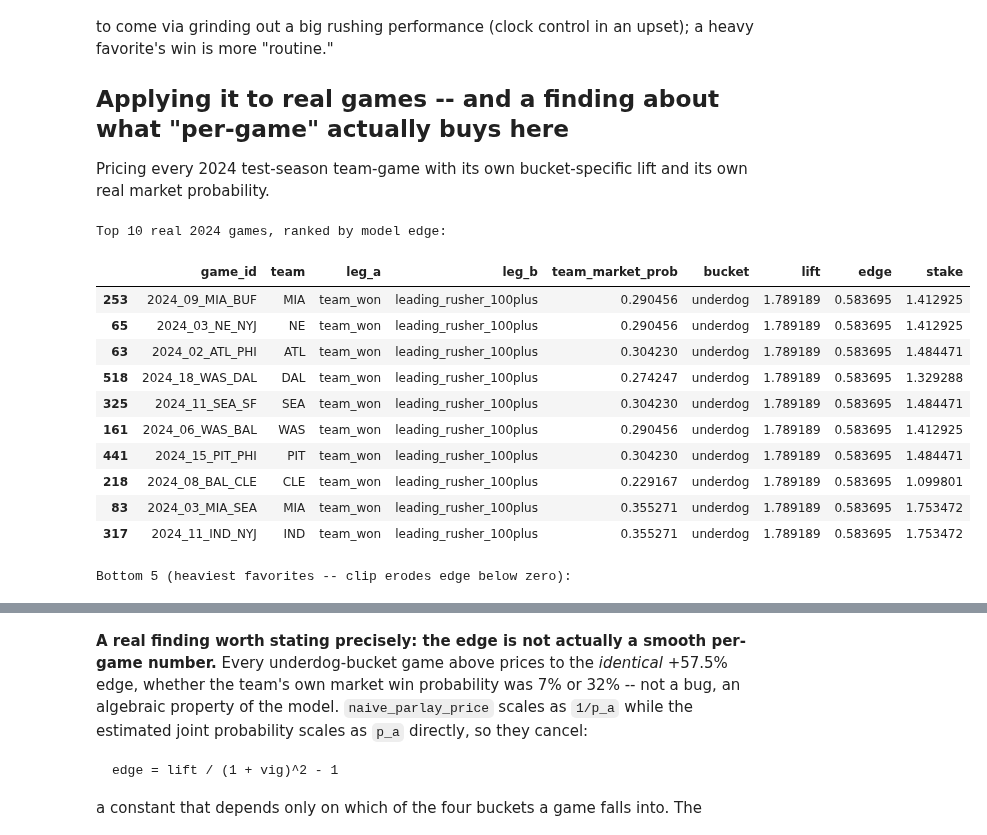
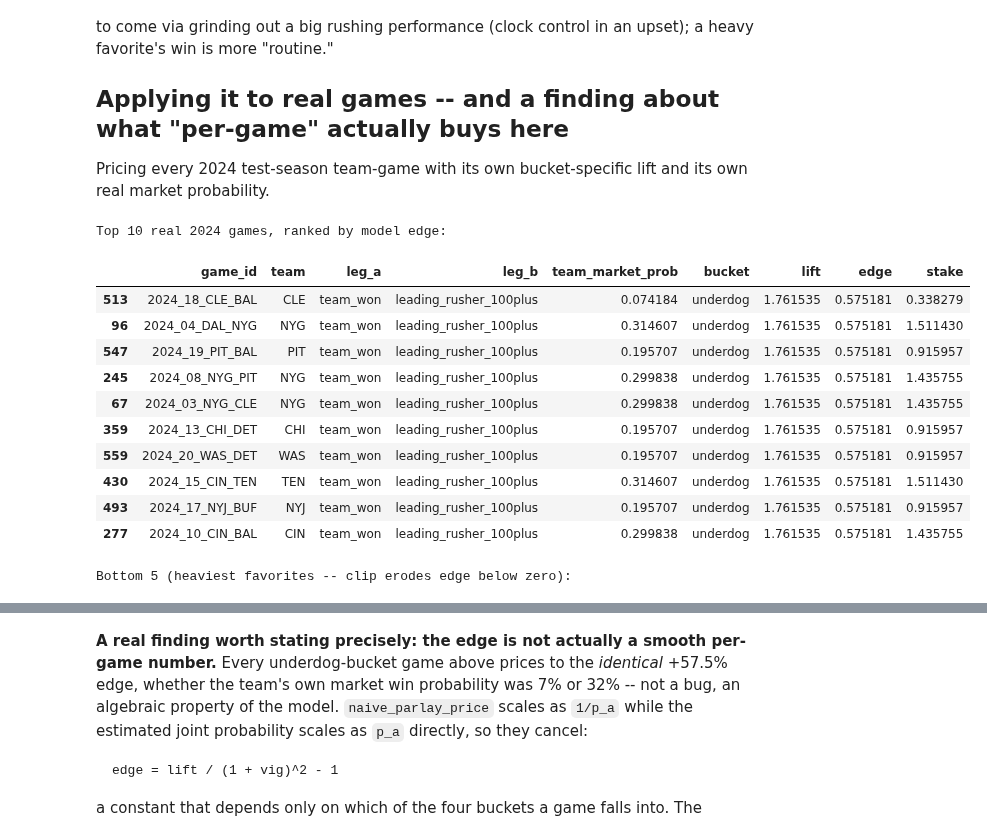
Before and after one commit to rahulr-1006/nfl_2026, a Jupyter notebook: notebooks/model_backtest_results.ipynb, the cells around one changed output, grey strips where cells are left out. Drawn from its saved outputs; the diff is of its cells as text; code cells hidden in the pictures.

```diff
--- a/notebooks/model_backtest_results.ipynb
+++ b/notebooks/model_backtest_results.ipynb
@@ -53,9 +58,25 @@ leakage regression test).
 # %%
+# 2025 is a RESEARCH HOLDOUT and must not enter this notebook.
+#
+# The files on disk are 2015-2025 (the 2015-2024 vintages this notebook used to read
+# were deleted 2026-08-23 as supersets-verified duplicates). Most splits here name
+# their seasons explicitly -- time_based_split(train=2015-2021, calib=2022,
+# test=2023-2024) -- and would ignore 2025 on their own. But two cells do NOT:
+# `expanding_season_folds(sorted(merged["season"].unique()), ...)` and the per-season
+# loop below it derive their seasons from the data, so an uncapped load would add a
+# 2025 fold and burn the holdout without any visible change to this cell.
+#
+# Capping at the source is the safe place to enforce it: every downstream frame in
+# this notebook descends from `schedule` and `pbp`.
+MAX_SEASON = 2024
+
 schedule = pd.read_parquet(ROOT / "data" / "static" / "schedules_2015_2025.parquet")
 pbp = pd.read_parquet(ROOT / "data" / "static" / "pbp_2015_2025.parquet")
+schedule = schedule[schedule["season"] <= MAX_SEASON].copy()
+pbp = pbp[pbp["season"] <= MAX_SEASON].copy()
 
 training_df = build_training_frame(pbp, schedule)
 print(f"{len(training_df)} games with a usable label + full feature set "
-      f"(out of {len(schedule)} total games 2015-2024 -- drops ties and week-1-of-season openers)")
+      f"(out of {len(schedule)} total games 2015-{MAX_SEASON} -- drops ties and week-1-of-season openers)")
 training_df[["game_id", "season", "week", "home_team", "away_team", "home_win", "market_prob_home", *FEATURE_COLUMNS]].head()
 # %% [output]
@@ -1487,6 +1436,7 @@ significance test on each pair.
 from src.backtest.correlated_props import build_team_game_outcomes, measure_leg_correlation
 
 player_stats_all = pd.read_parquet(ROOT / "data" / "static" / "player_stats_2015_2025.parquet")
+player_stats_all = player_stats_all[player_stats_all["season"] <= MAX_SEASON].copy()  # holdout guard
 team_game = build_team_game_outcomes(schedule, player_stats_all)
 team_game_covers = team_game.dropna(subset=["team_covers"])
 print(f"n={len(team_game)} team-games ({team_game['game_id'].nunique()} games), n={len(team_game_covers)} after dropping spread pushes")
@@ -1603,10 +1553,10 @@ from src.backtest.correlated_props import correlated_edge, MEASURED_PROP_VIG
 edge_rows = []
 for leg_a, leg_b, df in leg_pairs:
     r = measure_leg_correlation(df[leg_a], df[leg_b])
-    e = correlated_edge(r["p_a"], r["p_b"], r["p_a_and_b"], vig=MEASURED_PROP_VIG)
+    e = correlated_edge(r["p_a"], r["p_b"], r["p_a_and_b"])
     edge_rows.append({"leg_a": leg_a, "leg_b": leg_b, "lift": r["lift"], **e})
 
 edge_report = pd.DataFrame(edge_rows).sort_values("edge", ascending=False)
-print(f"vig assumption: {MEASURED_PROP_VIG:.2%} (Pinnacle's own measured prop vig, 16,953 real O/U pairs)")
+print(f"vig assumption: {MEASURED_PROP_VIG:.2%} (Pinnacle's own measured prop vig, 5,005 real O/U pairs)")
 edge_report[["leg_a", "leg_b", "lift", "naive_parlay_price", "true_prob", "naive_implied_prob", "edge", "suggested_stake"]]
 # %% [output]
@@ -1637,7 +1587,7 @@ retail-book scenarios (8%, 10%).
 vig_sweep_rows = []
 for leg_a, leg_b, df in [("team_won", "leading_rusher_100plus", team_game), ("game_over", "qb_2plus_tds", team_game)]:
     r = measure_leg_correlation(df[leg_a], df[leg_b])
-    for vig in [0.0297, 0.0476, 0.0629, 0.08, 0.10]:
+    for vig in [0.0297, 0.0476, 0.0575, 0.08, 0.10]:
         e = correlated_edge(r["p_a"], r["p_b"], r["p_a_and_b"], vig=vig)
         vig_sweep_rows.append({"leg_a": leg_a, "leg_b": leg_b, "vig": vig, "naive_parlay_price": e["naive_parlay_price"], "edge": e["edge"], "suggested_stake": e["suggested_stake"]})
 pd.DataFrame(vig_sweep_rows)
@@ -1726,43 +1676,43 @@ own real market probability.
 from src.backtest.correlated_props import correlated_edge, MEASURED_PROP_VIG
 
 pairs = [("team_won", "leading_rusher_100plus"), ("game_over", "qb_2plus_tds")]
 historical_p_b, bucket_lift = {}, {}
 for leg_a, leg_b in pairs:
     historical_p_b[(leg_a, leg_b)] = float(merged[leg_b].mean())
     bt = measure_leg_correlation_by_bucket(merged[leg_a], merged[leg_b], merged["team_market_prob"])
     bucket_lift[(leg_a, leg_b)] = dict(zip(bt["bucket"], bt["lift"]))
 
 test_2024 = merged[merged["game_id"].str.startswith("2024")].copy()
 rows = []
 for leg_a, leg_b in pairs:
     p_b = historical_p_b[(leg_a, leg_b)]
     for row in test_2024.itertuples():
         p_a = row.team_market_prob
         bucket = bucket_favorite_strength(p_a)
         lift = bucket_lift[(leg_a, leg_b)][bucket]
         joint = estimate_game_specific_joint_prob(p_a, p_b, lift)
-        e = correlated_edge(p_a, p_b, joint, vig=MEASURED_PROP_VIG)
+        e = correlated_edge(p_a, p_b, joint)
         rows.append({"game_id": row.game_id, "team": row.team, "leg_a": leg_a, "leg_b": leg_b,
                       "team_market_prob": p_a, "bucket": bucket, "lift": lift,
                       "edge": e["edge"], "stake": e["suggested_stake"]})
 
 opp_df = pd.DataFrame(rows).sort_values("edge", ascending=False)
 print("Top 10 real 2024 games, ranked by model edge:")
 display(opp_df.head(10))
 print("\nBottom 5 (heaviest favorites -- clip erodes edge below zero):")
 display(opp_df.tail(5))
 # %% [output]
 Top 10 real 2024 games, ranked by model edge:
 |  | game_id | team | leg_a | leg_b | team_market_prob | bucket | lift | edge | stake |
-| 253 | 2024_09_MIA_BUF | MIA | team_won | leading_rusher_100plus | 0.290456 | underdog | 1.789189 | 0.583695 | 1.412925 |
-| 65 | 2024_03_NE_NYJ | NE | team_won | leading_rusher_100plus | 0.290456 | underdog | 1.789189 | 0.583695 | 1.412925 |
-| 63 | 2024_02_ATL_PHI | ATL | team_won | leading_rusher_100plus | 0.304230 | underdog | 1.789189 | 0.583695 | 1.484471 |
-| 518 | 2024_18_WAS_DAL | DAL | team_won | leading_rusher_100plus | 0.274247 | underdog | 1.789189 | 0.583695 | 1.329288 |
-| 325 | 2024_11_SEA_SF | SEA | team_won | leading_rusher_100plus | 0.304230 | underdog | 1.789189 | 0.583695 | 1.484471 |
-| 161 | 2024_06_WAS_BAL | WAS | team_won | leading_rusher_100plus | 0.290456 | underdog | 1.789189 | 0.583695 | 1.412925 |
-| 441 | 2024_15_PIT_PHI | PIT | team_won | leading_rusher_100plus | 0.304230 | underdog | 1.789189 | 0.583695 | 1.484471 |
-| 218 | 2024_08_BAL_CLE | CLE | team_won | leading_rusher_100plus | 0.229167 | underdog | 1.789189 | 0.583695 | 1.099801 |
-| 83 | 2024_03_MIA_SEA | MIA | team_won | leading_rusher_100plus | 0.355271 | underdog | 1.789189 | 0.583695 | 1.753472 |
-| 317 | 2024_11_IND_NYJ | IND | team_won | leading_rusher_100plus | 0.355271 | underdog | 1.789189 | 0.583695 | 1.753472 |
+| 513 | 2024_18_CLE_BAL | CLE | team_won | leading_rusher_100plus | 0.074184 | underdog | 1.761535 | 0.575181 | 0.338279 |
+| 96 | 2024_04_DAL_NYG | NYG | team_won | leading_rusher_100plus | 0.314607 | underdog | 1.761535 | 0.575181 | 1.511430 |
+| 547 | 2024_19_PIT_BAL | PIT | team_won | leading_rusher_100plus | 0.195707 | underdog | 1.761535 | 0.575181 | 0.915957 |
+| 245 | 2024_08_NYG_PIT | NYG | team_won | leading_rusher_100plus | 0.299838 | underdog | 1.761535 | 0.575181 | 1.435755 |
+| 67 | 2024_03_NYG_CLE | NYG | team_won | leading_rusher_100plus | 0.299838 | underdog | 1.761535 | 0.575181 | 1.435755 |
+| 359 | 2024_13_CHI_DET | CHI | team_won | leading_rusher_100plus | 0.195707 | underdog | 1.761535 | 0.575181 | 0.915957 |
+| 559 | 2024_20_WAS_DET | WAS | team_won | leading_rusher_100plus | 0.195707 | underdog | 1.761535 | 0.575181 | 0.915957 |
+| 430 | 2024_15_CIN_TEN | TEN | team_won | leading_rusher_100plus | 0.314607 | underdog | 1.761535 | 0.575181 | 1.511430 |
+| 493 | 2024_17_NYJ_BUF | NYJ | team_won | leading_rusher_100plus | 0.195707 | underdog | 1.761535 | 0.575181 | 0.915957 |
+| 277 | 2024_10_CIN_BAL | CIN | team_won | leading_rusher_100plus | 0.299838 | underdog | 1.761535 | 0.575181 | 1.435755 |
 Bottom 5 (heaviest favorites -- clip erodes edge below zero):
 |  | game_id | team | leg_a | leg_b | team_market_prob | bucket | lift | edge | stake |
```
Also changed, not shown: parts of 47 cells of this notebook, 31 other files.
